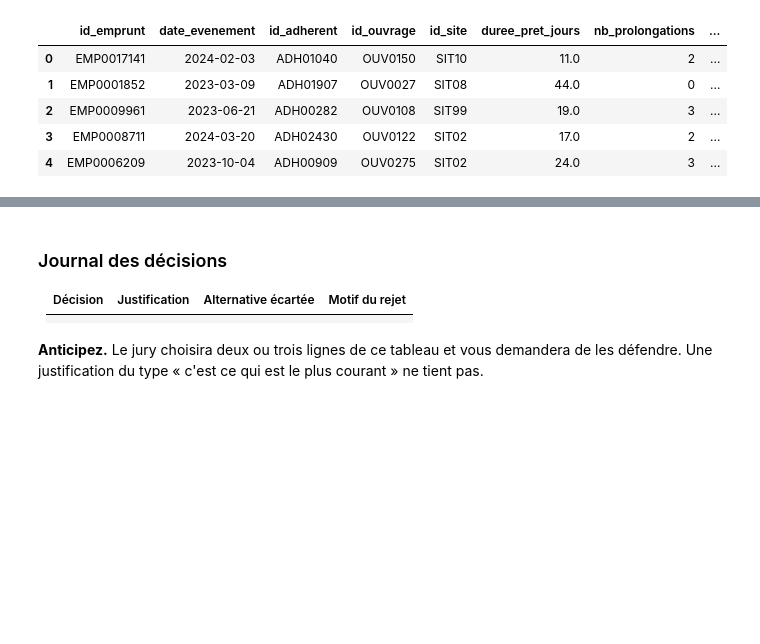
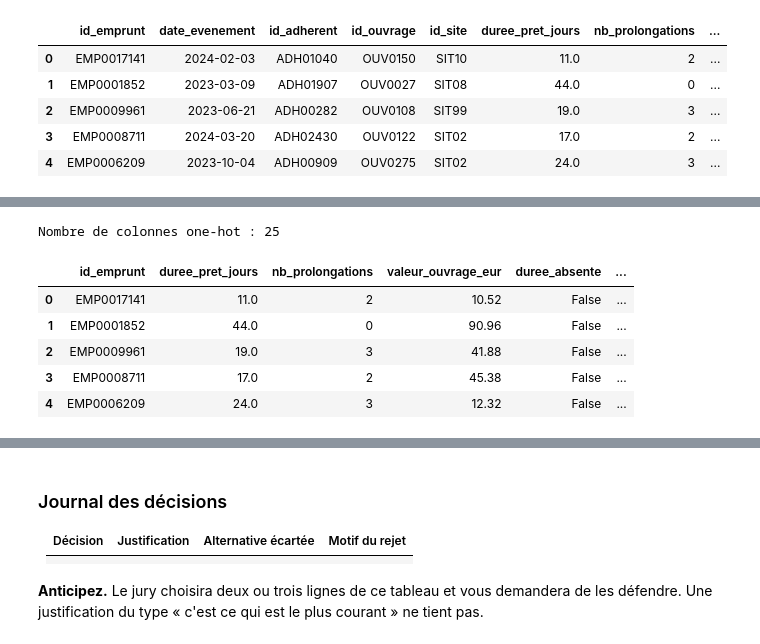
Before and after one commit to ZakariaCoda/Data_Manipulation, a Jupyter notebook: Cours/notebooks/09_projet_canevas.ipynb, the cells around one changed output, grey strips where cells are left out. Drawn from its saved outputs; the diff is of its cells as text; code cells hidden in the pictures; blank space fills up the shorter version.

```diff
--- a/Cours/notebooks/09_projet_canevas.ipynb
+++ b/Cours/notebooks/09_projet_canevas.ipynb
@@ -381,0 +543,35 @@ lignes_finales                             19944
+# %%
+## One-Hot encoding
+
+one_hot = pd.get_dummies(
+    analysis_data[category_columns],
+    prefix_sep='=',
+    dtype=int,
+)
+
+encoded_data = pd.concat([
+    analysis_data[[
+        'id_emprunt',
+        'duree_pret_jours',
+        'nb_prolongations',
+        'valeur_ouvrage_eur',
+        'duree_absente',
+    ]],
+    one_hot,
+], axis=1)
+
+# Chaque variable catégorielle doit avoir une seule modalité active.
+for column in category_columns:
+    columns = one_hot.columns.str.startswith(column + '=')
+    assert one_hot.loc[:, columns].sum(axis=1).eq(1).all()
+
+print("Nombre de colonnes one-hot :", one_hot.shape[1])
+display(encoded_data.head())
+# %% [output]
+Nombre de colonnes one-hot : 25
+|  | id_emprunt | duree_pret_jours | nb_prolongations | valeur_ouvrage_eur | duree_absente | ... |
+| 0 | EMP0017141 | 11.0 | 2 | 10.52 | False | ... |
+| 1 | EMP0001852 | 44.0 | 0 | 90.96 | False | ... |
+| 2 | EMP0009961 | 19.0 | 3 | 41.88 | False | ... |
+| 3 | EMP0008711 | 17.0 | 2 | 45.38 | False | ... |
+| 4 | EMP0006209 | 24.0 | 3 | 12.32 | False | ... |
```
Also changed, not shown: parts of 9 cells of this notebook.
